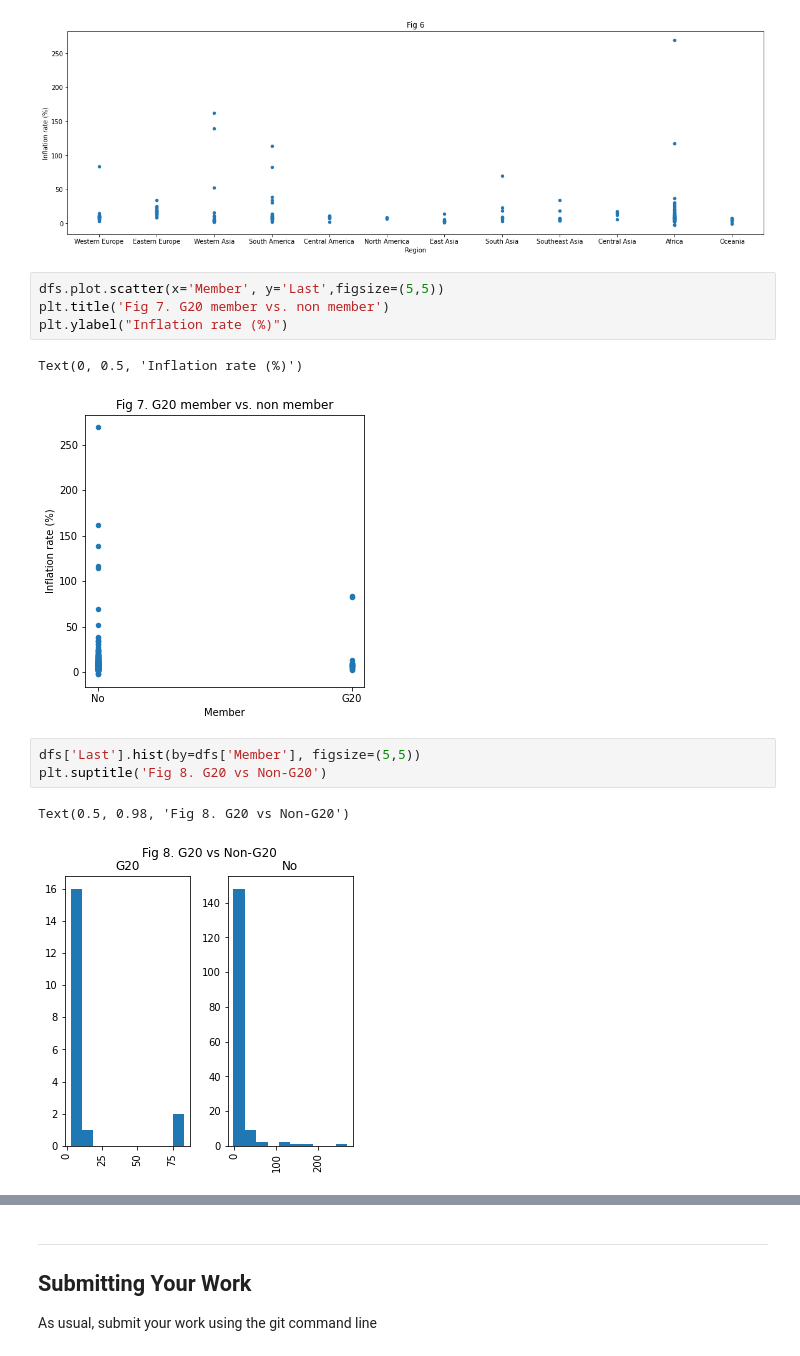
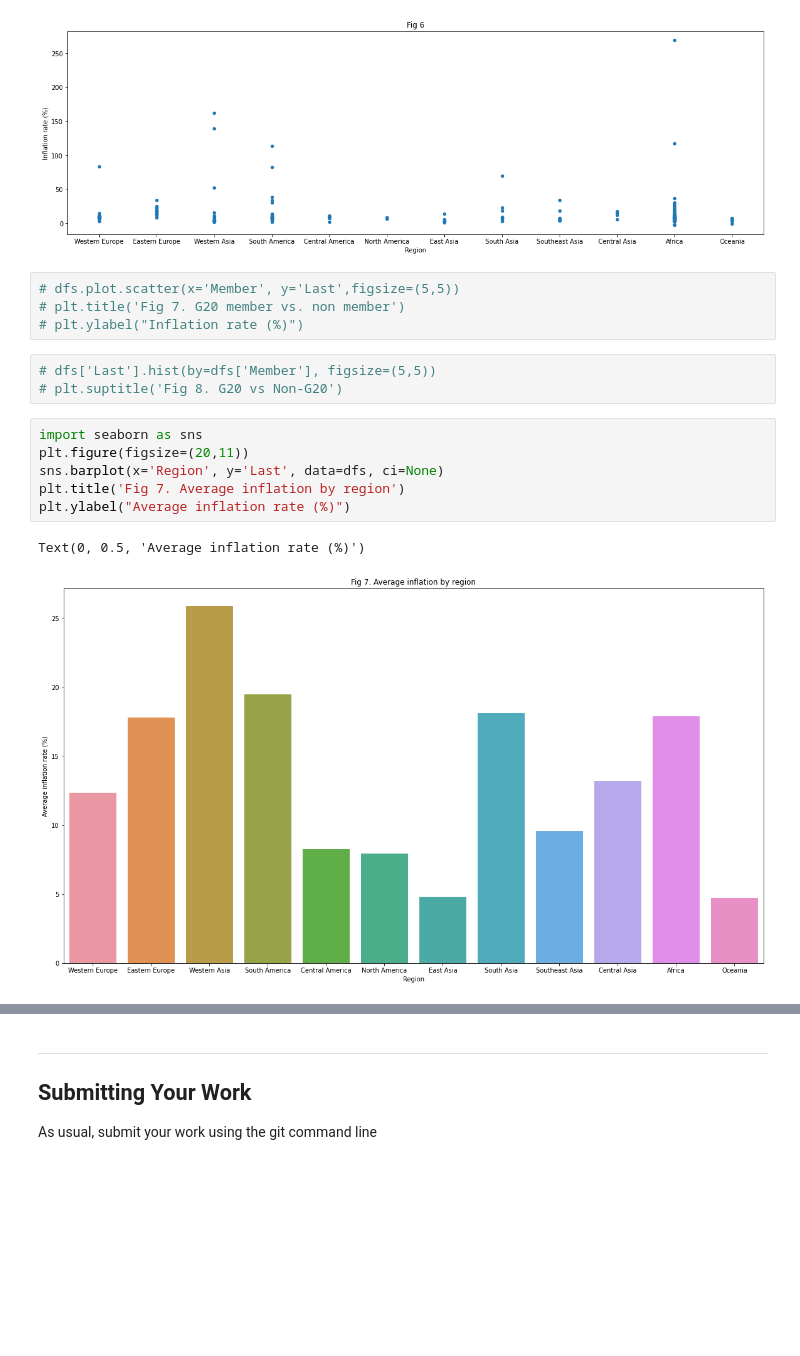
Before and after one commit to lhuangslu/hds5210-2022, a Jupyter notebook: week09/week09_assignment_2.ipynb, the cells around one changed output, grey strips where cells are left out. Saved outputs shown, nothing was run; the diff lists cells and outputs as text; blank space fills up the shorter version.

```diff
--- a/week09/week09_assignment_2.ipynb
+++ b/week09/week09_assignment_2.ipynb
@@ -290,18 +290,21 @@ plt.ylabel("Inflation rate (%)")
 Text(0, 0.5, 'Inflation rate (%)')
 [figure]
 # %%
-dfs.plot.scatter(x='Member', y='Last',figsize=(5,5))
-plt.title('Fig 7. G20 member vs. non member')
-plt.ylabel("Inflation rate (%)")
+# dfs.plot.scatter(x='Member', y='Last',figsize=(5,5))
+# plt.title('Fig 7. G20 member vs. non member')
+# plt.ylabel("Inflation rate (%)")
-# %% [output]
-Text(0, 0.5, 'Inflation rate (%)')
-[figure, removed]
 # %%
-dfs['Last'].hist(by=dfs['Member'], figsize=(5,5))
-plt.suptitle('Fig 8. G20 vs Non-G20')
+# dfs['Last'].hist(by=dfs['Member'], figsize=(5,5))
+# plt.suptitle('Fig 8. G20 vs Non-G20')
-# %% [output]
-Text(0.5, 0.98, 'Fig 8. G20 vs Non-G20')
-[figure, removed]
+# %%
+import seaborn as sns
+plt.figure(figsize=(20,11))
+sns.barplot(x='Region', y='Last', data=dfs, ci=None)
+plt.title('Fig 7. Average inflation by region')
+plt.ylabel("Average inflation rate (%)")
+# %% [output]
+Text(0, 0.5, 'Average inflation rate (%)')
+[figure, added]
 # %% [markdown]
 ### Observations #2
 
```
Also changed, not shown: parts of 1 cell of this notebook.
